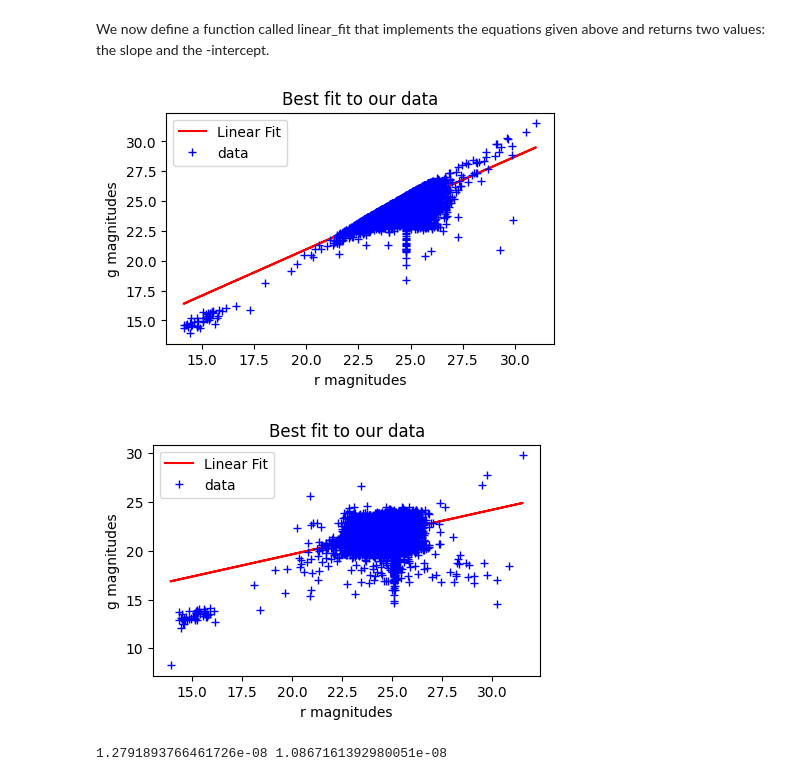
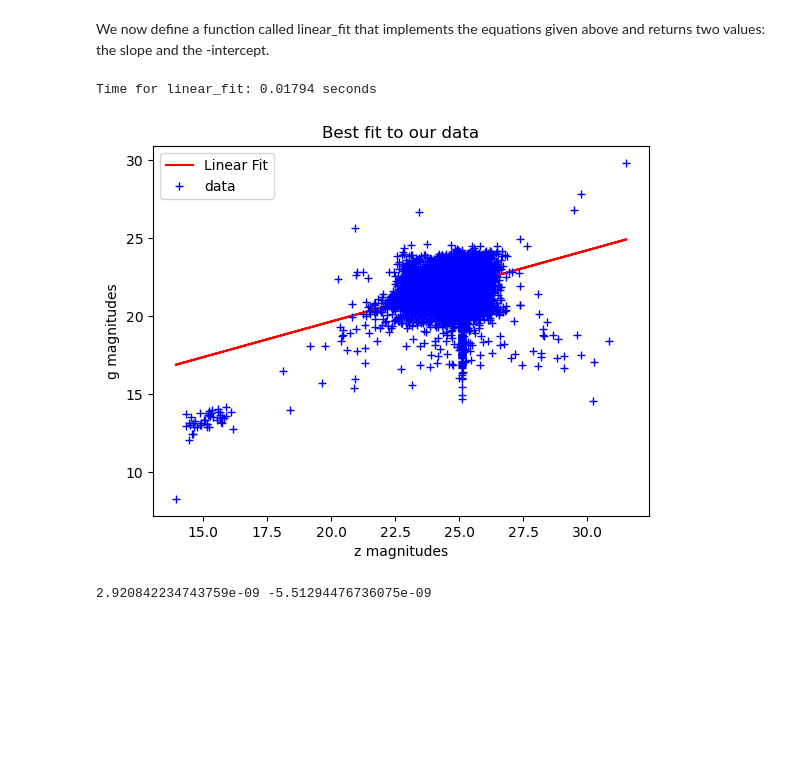
Before and after one commit to Ruben94astro/Python-data-course, a Jupyter notebook: Cv .ipynb, the cells around one changed output. Cells and saved outputs as stored; diff of their text form; code cells hidden in the pictures; blank space fills up the shorter version.

```diff
--- a/Cv .ipynb
+++ b/Cv .ipynb
@@ -226,33 +231,39 @@ plt.show()
 # %% [markdown]
 We now define a function called linear_fit that implements the equations given above and returns two values: the slope  and the -intercept.
 # %%
+import time
 def linear_fit(x_data, y_data):
-    #fill in code here
+    start_time = time.time()
     N = len(x_data)
     array_1 = np.array([[N, np.sum(x_data)],[np.sum(x_data),np.sum(x_data**2)]])
     array_3 = np.array([[np.sum(y_data)],[np.sum(y_data*x_data)]])
     array_1_inv = np.linalg.inv(array_1)
     out_arr = np.dot(array_1_inv,array_3)
     intercept, slope = out_arr[0], out_arr[1]
     return slope, intercept
+    end_time = time.time()
+    print(f"Time for linear_fit: {end_time - start_time:.5f} seconds")
 
 def plot_fit(x,y):
+    start_time = time.time()
     slope, intercept = linear_fit(x,y)
     fit_line = slope*x + intercept
     plt.plot(x,fit_line,'r',label='Linear Fit')
     plt.plot(x,y,'b+',label='data')
     plt.legend()
-    plt.xlabel('r magnitudes')
+    plt.xlabel('z magnitudes')
     plt.ylabel('g magnitudes')
     plt.title('Best fit to our data')
-    plt.show()
+    #plt.show()
+    end_time = time.time()
+    print(f"Time for linear_fit: {end_time - start_time:.5f} seconds")
 
 
-plot_fit(cv['r'],cv['g'])
+#plot_fit(cv['r'],cv['g'])
 plot_fit(cv['g'],cv['z'])
 # %% [output]
+Time for linear_fit: 0.01794 seconds
-[figure, old version]
+[figure, new version]
-[figure, removed]
 # %%
 def return_residuals(x,y):
     slope, intercept = linear_fit(x,y)
@@ -264,5 +275,5 @@ residuals, sum_residuals = return_residuals(cv['r'],cv['g'])
 residuals, sum_residuals2 = return_residuals(cv['g'],cv['z'])
 print (sum_residuals,sum_residuals2)
 # %% [output]
-1.2791893766461726e-08 1.0867161392980051e-08
+2.920842234743759e-09 -5.51294476736075e-09
 # %%
```
Also changed, not shown: parts of 17 cells of this notebook.
